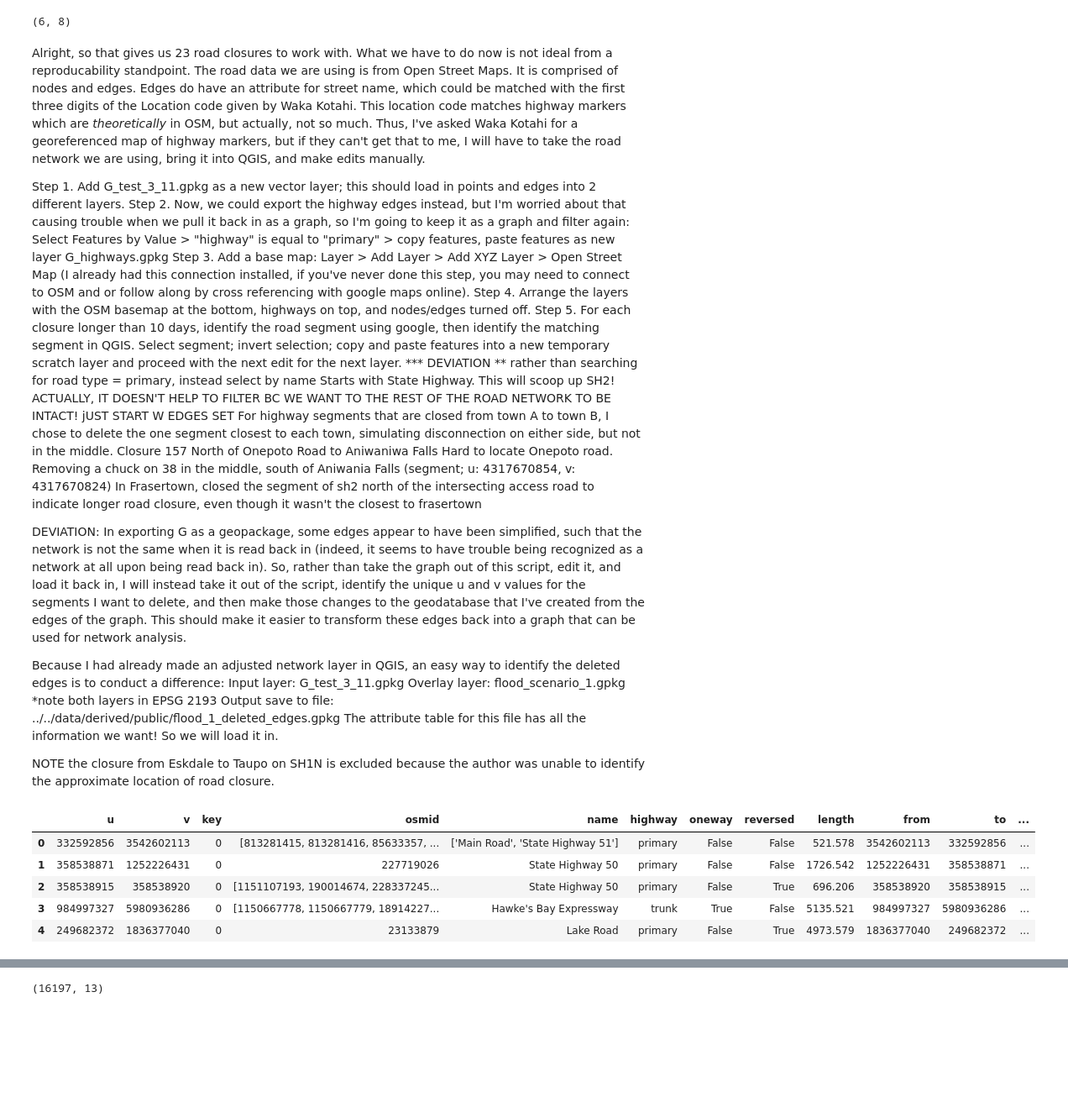
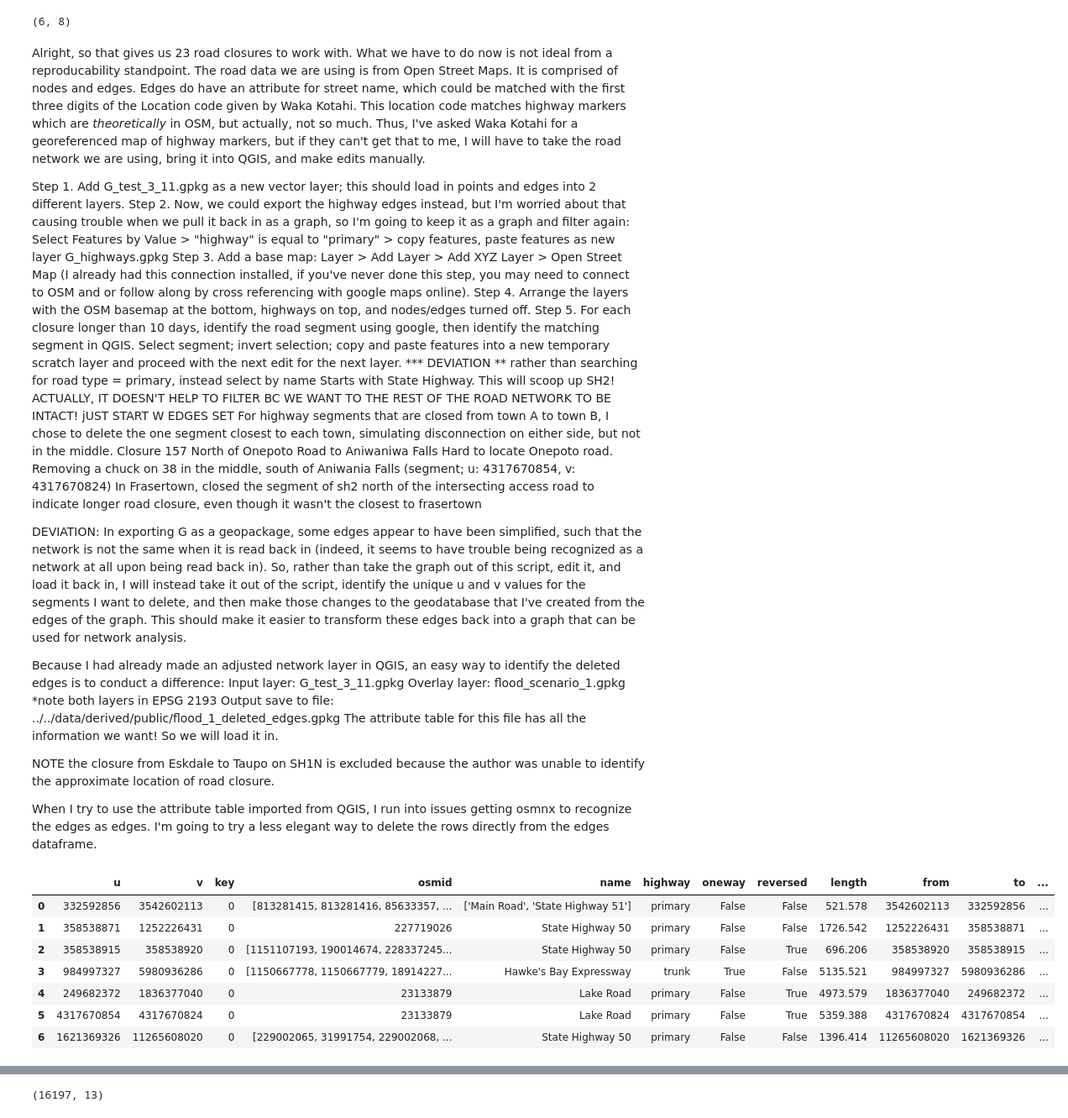
Before and after one commit to gsokolow/Flooding-and-Healthcare-2024, a Jupyter notebook: procedure/code/01-Jupyter_notebook.ipynb, the cells around one changed output, grey strips where cells are left out. Shown at 84% size. Saved outputs shown, nothing was run; the diff lists cells and outputs as text; code cells hidden in the pictures; blank space fills up the shorter version.

```diff
--- a/procedure/code/01-Jupyter_notebook.ipynb
+++ b/procedure/code/01-Jupyter_notebook.ipynb
@@ -669,15 +669,19 @@ Output save to file: ../../data/derived/public/flood_1_deleted_edges.gpkg
 The attribute table for this file has all the information we want! So we will load it in.
 
 NOTE the closure from Eskdale to Taupo on SH1N is excluded because the author was unable to identify the approximate location of road closure.
+
+When I try to use the attribute table imported from QGIS, I run into issues getting osmnx to recognize the edges as edges. I'm going to try a less elegant way to delete the rows directly from the edges dataframe.
 # %%
 #load in deleted road segments
 deleted_1 = gpd.read_file("../../data/derived/public/flood_1_deleted_edges.gpkg")
 # %%
-deleted_1.head()
+deleted_1.head(10)
 # %% [output]
 |  | u | v | key | osmid | name | highway | oneway | reversed | length | from | to | ... |
 | 0 | 332592856 | 3542602113 | 0 | [813281415, 813281416, 85633357, ... | ['Main Road', 'State Highway 51'] | primary | False | False | 521.578 | 3542602113 | 332592856 | ... |
 | 1 | 358538871 | 1252226431 | 0 | 227719026 | State Highway 50 | primary | False | False | 1726.542 | 1252226431 | 358538871 | ... |
 | 2 | 358538915 | 358538920 | 0 | [1151107193, 190014674, 228337245... | State Highway 50 | primary | False | True | 696.206 | 358538920 | 358538915 | ... |
 | 3 | 984997327 | 5980936286 | 0 | [1150667778, 1150667779, 18914227... | Hawke's Bay Expressway | trunk | True | False | 5135.521 | 984997327 | 5980936286 | ... |
 | 4 | 249682372 | 1836377040 | 0 | 23133879 | Lake Road | primary | False | True | 4973.579 | 1836377040 | 249682372 | ... |
+| 5 | 4317670854 | 4317670824 | 0 | 23133879 | Lake Road | primary | False | True | 5359.388 | 4317670824 | 4317670854 | ... |
+| 6 | 1621369326 | 11265608020 | 0 | [229002065, 31991754, 229002068, ... | State Highway 50 | primary | False | False | 1396.414 | 11265608020 | 1621369326 | ... |
```
Also changed, not shown: parts of 27 cells of this notebook, 1 other file.
